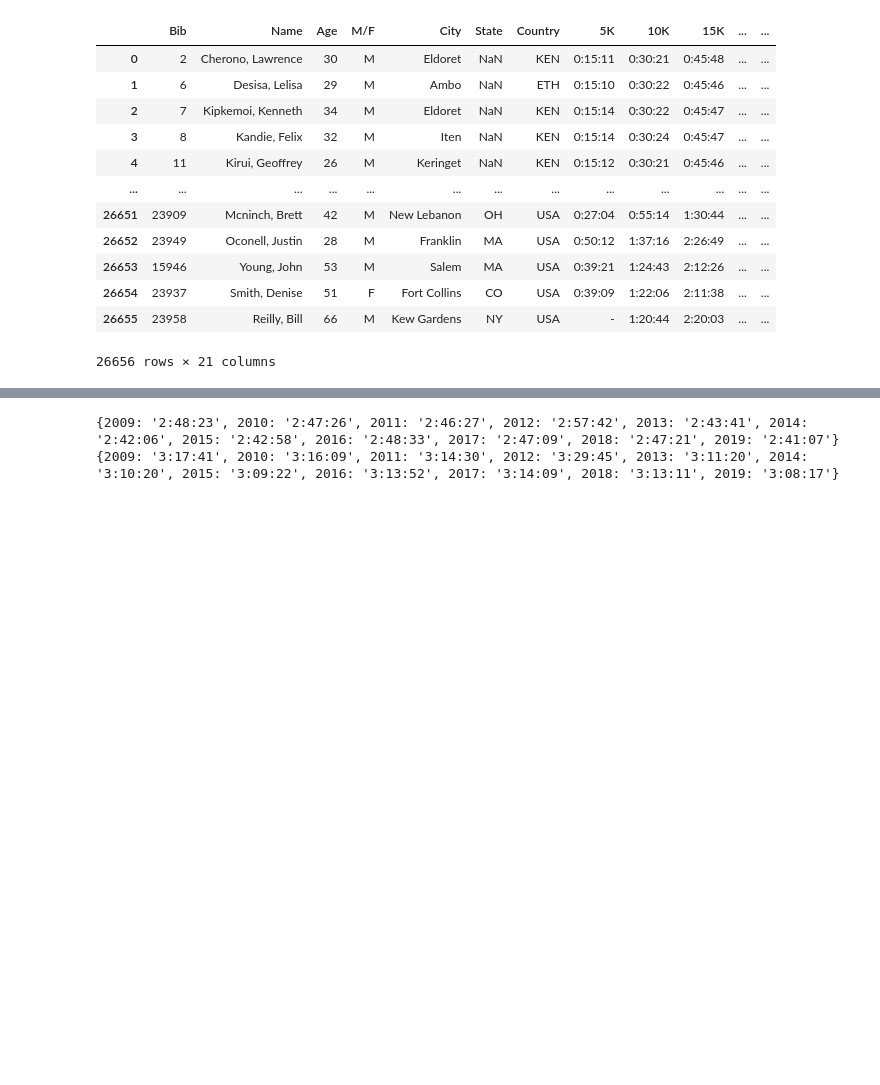
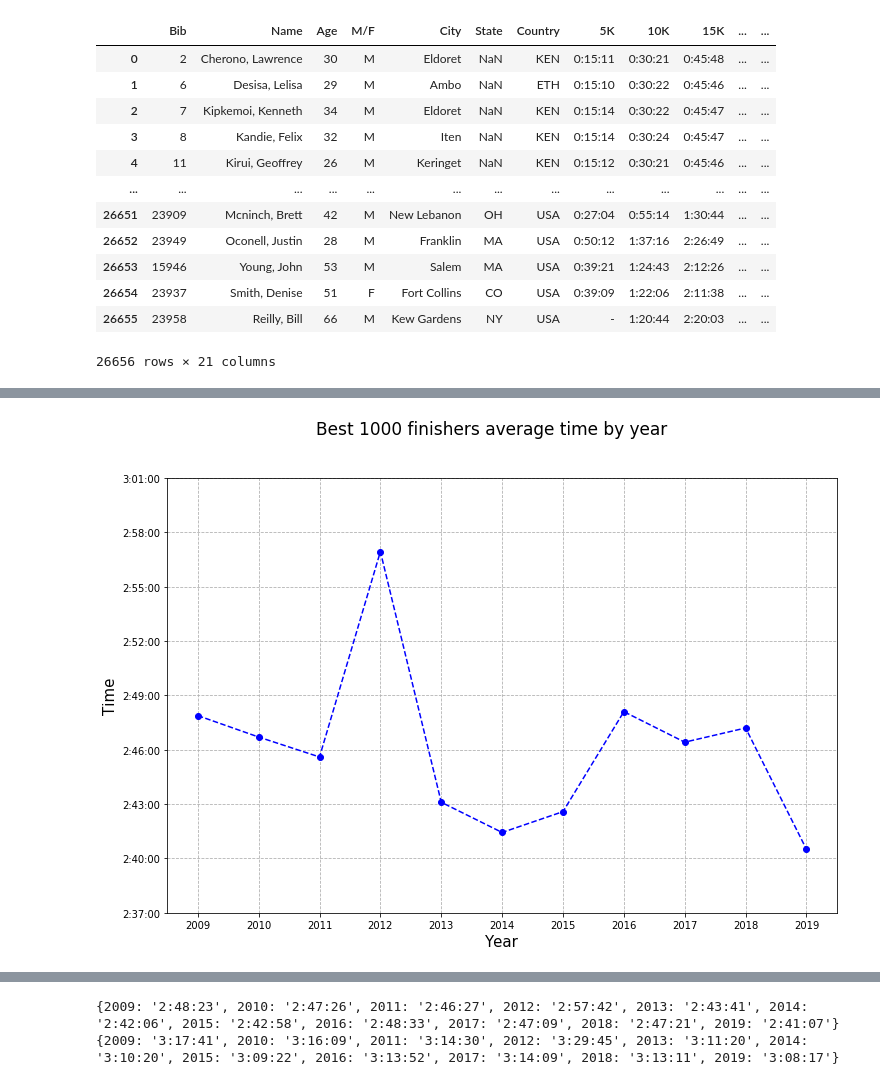
Before and after one commit to tadeq/Boston-marathon-data-analysis, a Jupyter notebook: data_analysis.ipynb, the cells around one changed output, grey strips where cells are left out. Cells and saved outputs as stored; diff of their text form; code cells hidden in the pictures; blank space fills up the shorter version.

```diff
--- a/data_analysis.ipynb
+++ b/data_analysis.ipynb
@@ -98,0 +82,20 @@ mean_times_best1000
+# %%
+mean_times_best1000 = {year : get_mean_official_time(results.head(1000)) for year, results in results_by_year.items()}
+fig, ax = plt.subplots()
+fig.set_size_inches(12,8)
+fig.suptitle('Best 1000 finishers average time by year', fontsize=17)
+ax.plot(list(mean_times_best1000.keys()), list(mean_times_best1000.values()), linestyle='--', marker='o', color='b')
+ax.set_xlabel('Year', fontsize=15)
+ax.set_ylabel('Time', fontsize=15)
+ax.set_xticks(list(mean_times_best1000.keys()))
+ax.set_xticklabels(list(mean_times_best1000.keys()))
+plt.draw()
+y_labels = [label.get_text() for label in ax.get_yticklabels()]
+y_labels_range = np.arange(60*round(int(y_labels[0])/60), int(y_labels[-1]) + 180, 180)
+ax.set_yticks(y_labels_range)
+y_labels = [seconds_to_timestamp(label) for label in y_labels_range]
+ax.set_yticklabels(y_labels)
+plt.grid(linestyle='--')
+plt.show()
+# %% [output]
+[figure, added]
```
Also changed, not shown: parts of 9 cells of this notebook.
